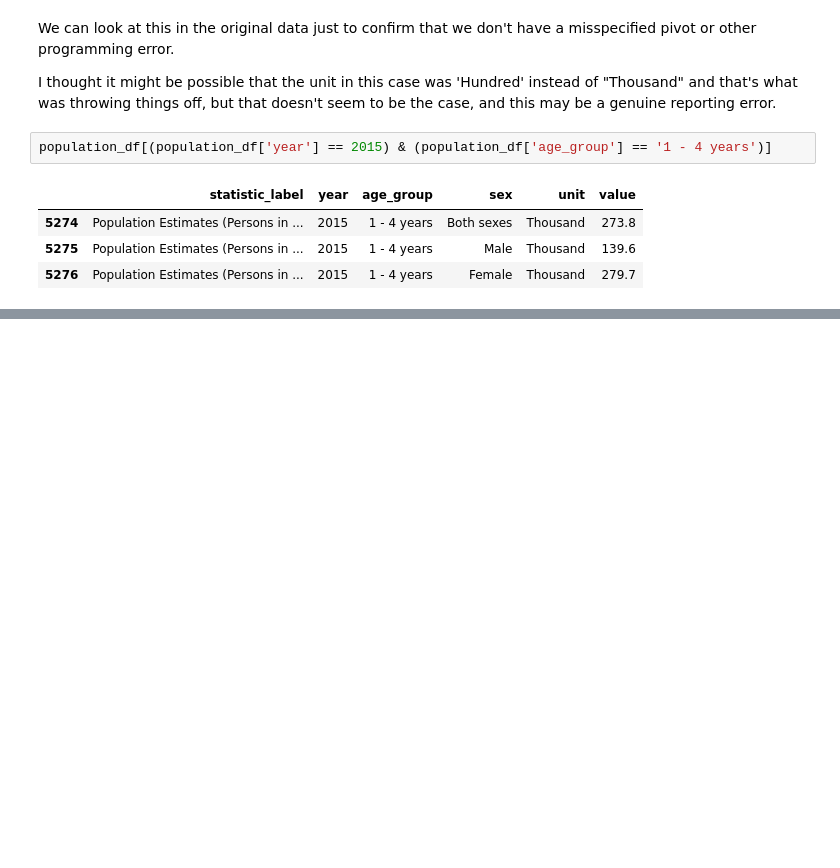
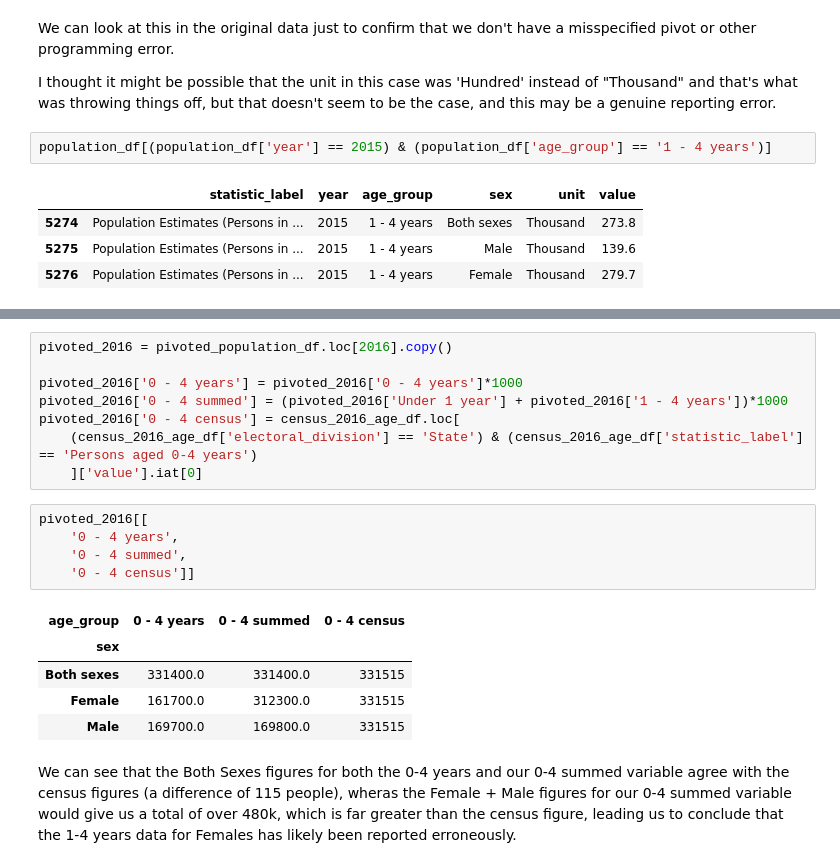
Before and after one commit to step-hen-burke/ca1, a Jupyter notebook: 00_initial_exploration.ipynb, the cells around one changed output, grey strips where cells are left out. Cells and saved outputs as stored; diff of their text form; blank space fills up the shorter version.

```diff
--- a/00_initial_exploration.ipynb
+++ b/00_initial_exploration.ipynb
@@ -146,0 +197,21 @@ These large discrepancies (>1000 people) only appear to occur in Females between
+# %%
+pivoted_2016 = pivoted_population_df.loc[2016].copy()
+
+pivoted_2016['0 - 4 years'] = pivoted_2016['0 - 4 years']*1000
+pivoted_2016['0 - 4 summed'] = (pivoted_2016['Under 1 year'] + pivoted_2016['1 - 4 years'])*1000
+pivoted_2016['0 - 4 census'] = census_2016_age_df.loc[
+    (census_2016_age_df['electoral_division'] == 'State') & (census_2016_age_df['statistic_label'] == 'Persons aged 0-4 years')
+    ]['value'].iat[0]
+# %%
+pivoted_2016[[
+    '0 - 4 years',
+    '0 - 4 summed',
+    '0 - 4 census']]
+# %% [output]
+| age_group | 0 - 4 years | 0 - 4 summed | 0 - 4 census |
+| sex |  |  |  |
+| Both sexes | 331400.0 | 331400.0 | 331515 |
+| Female | 161700.0 | 312300.0 | 331515 |
+| Male | 169700.0 | 169800.0 | 331515 |
+# %% [markdown]
+We can see that the Both Sexes figures for both the 0-4 years and our 0-4 summed variable agree with the census figures (a difference of 115 people), wheras the Female + Male figures for our 0-4 summed variable would give us a total of over 480k, which is far greater than the census figure, leading us to conclude that the 1-4 years data for Females has likely been reported erroneously.
```
Also changed, not shown: parts of 9 cells of this notebook.
